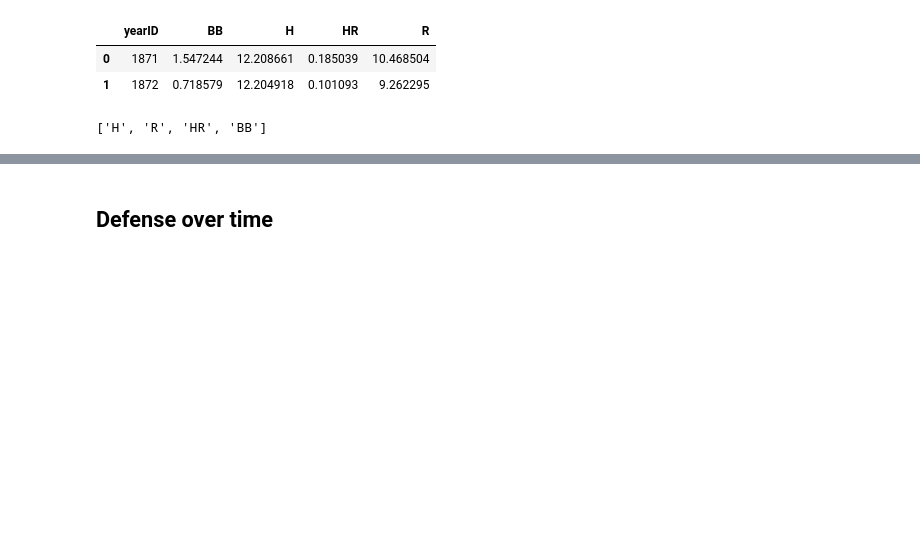
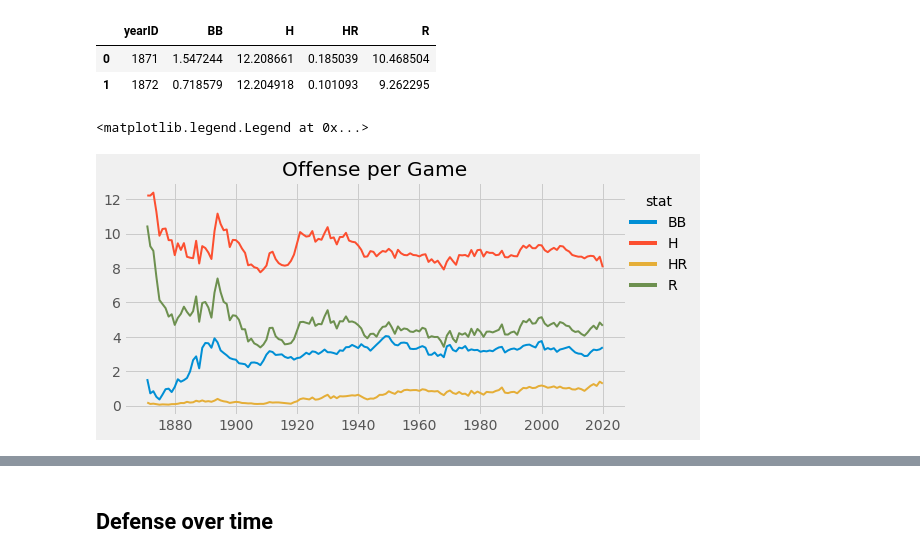
Before and after one commit to zengineering/data, a Jupyter notebook: notebooks/baseball.ipynb, the cells around one changed output, grey strips where cells are left out. Drawn from its saved outputs; the diff is of its cells as text; code cells hidden in the pictures; blank space fills up the shorter version.

Commit message:
add seaborn plots

```diff
--- a/notebooks/baseball.ipynb
+++ b/notebooks/baseball.ipynb
@@ -259,10 +259,18 @@ off_per_game.head(2)
 |  | yearID | BB | H | HR | R |
 | 0 | 1871 | 1.547244 | 12.208661 | 0.185039 | 10.468504 |
 | 1 | 1872 | 0.718579 | 12.204918 | 0.101093 | 9.262295 |
-# %%
-off_stats
-# %% [output]
-['H', 'R', 'HR', 'BB']
+# %%
+plt.figure(figsize=(8,4))
+sns_lp = sns.lineplot(x='yearID',
+             y='value',
+             hue='variable',
+             data=pd.melt(off_per_game, ['yearID']),
+             linewidth=2)
+sns_lp.set(xlabel=None, ylabel=None, title="Offense per Game")
+plt.legend(title="stat", bbox_to_anchor=(1.15, 1), loc='upper right', frameon=False)
+# %% [output]
+<matplotlib.legend.Legend at 0x...>
+[figure, added]
 # %%
 bp = px.line(off_per_game,
             x="yearID",
```
Also changed, not shown: parts of 1 cell of this notebook.
